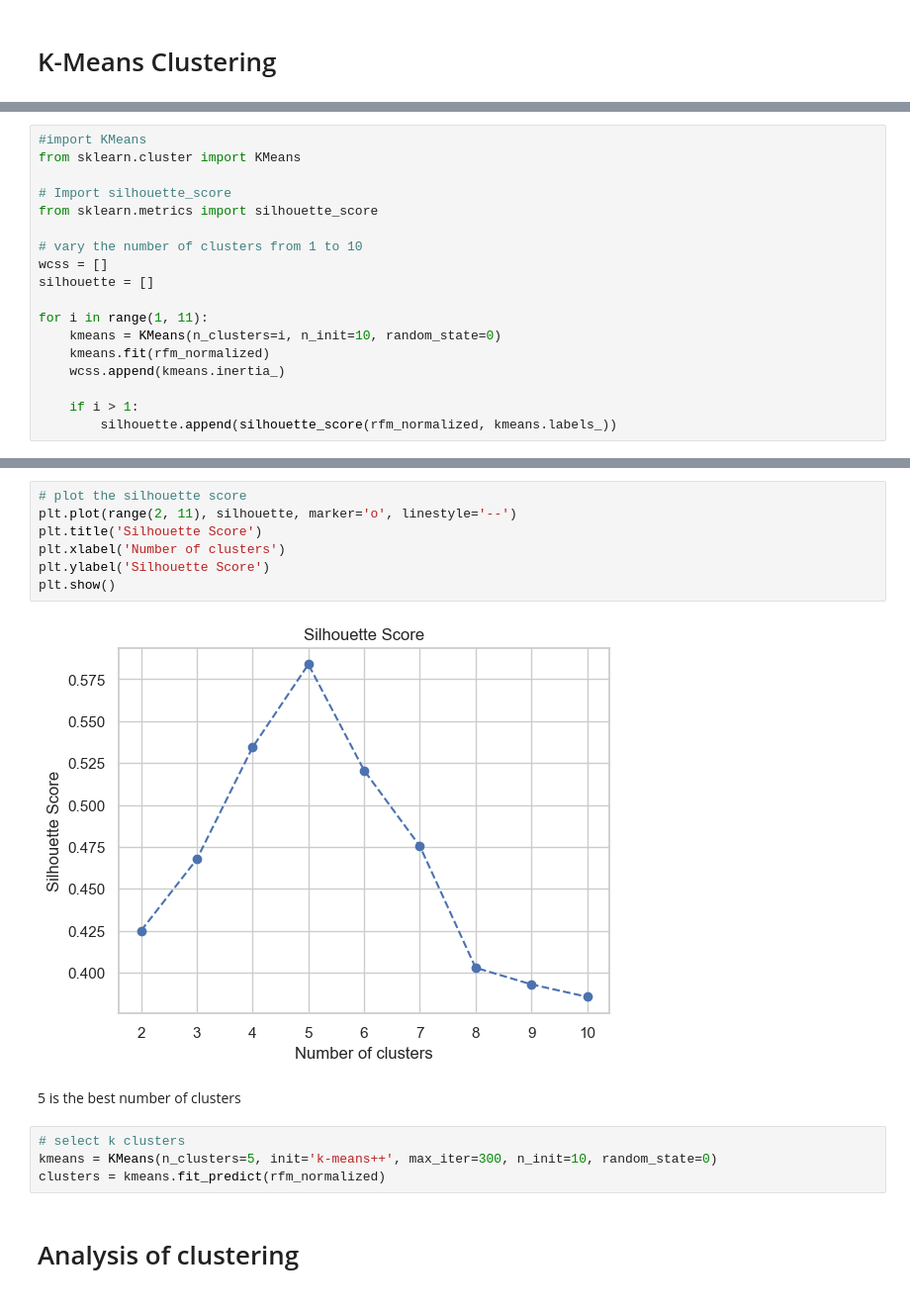
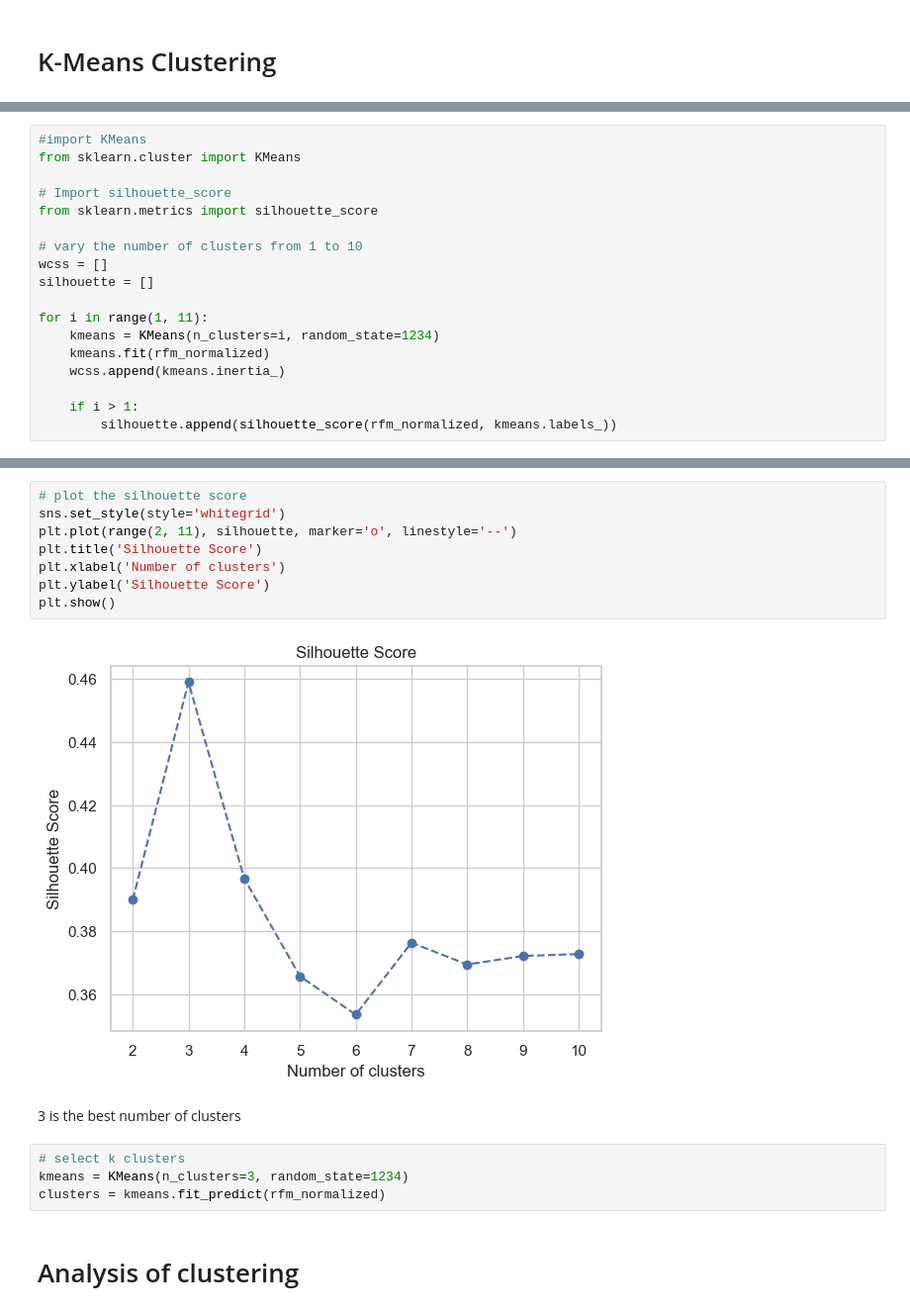
Before and after one commit to UoB-DSMP-2023-24/dsmp-2024-group-38, a Jupyter notebook: rfm_scores.ipynb, the cells around one changed output, grey strips where cells are left out. Shown at 99% size. Drawn from its saved outputs; the diff is of its cells as text.

```diff
--- a/rfm_scores.ipynb
+++ b/rfm_scores.ipynb
@@ -338,7 +356,7 @@ wcss = []
 silhouette = []
 
 for i in range(1, 11):
-    kmeans = KMeans(n_clusters=i, n_init=10, random_state=0)
+    kmeans = KMeans(n_clusters=i, random_state=1234)
     kmeans.fit(rfm_normalized)
     wcss.append(kmeans.inertia_)
 
@@ -361,17 +379,18 @@ plt.show()
 # %%
 # plot the silhouette score
+sns.set_style(style='whitegrid')
 plt.plot(range(2, 11), silhouette, marker='o', linestyle='--')
 plt.title('Silhouette Score')
 plt.xlabel('Number of clusters')
 plt.ylabel('Silhouette Score')
 plt.show()
 # %% [output]
-[figure, old version]
+[figure, new version]
 # %% [markdown]
-5 is the best number of clusters
+3 is the best number of clusters
 # %%
 # select k clusters
-kmeans = KMeans(n_clusters=5, init='k-means++', max_iter=300, n_init=10, random_state=0)
+kmeans = KMeans(n_clusters=3, random_state=1234)
 clusters = kmeans.fit_predict(rfm_normalized)
 # %% [markdown]
 # Analysis of clustering
```
Also changed, not shown: parts of 39 cells of this notebook, 2 other files.
